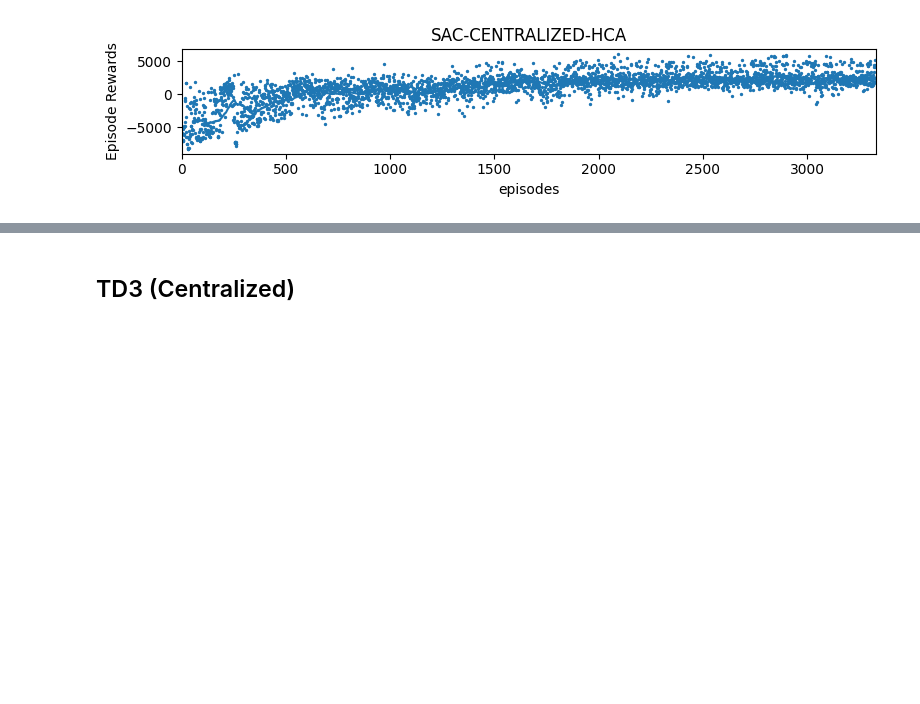
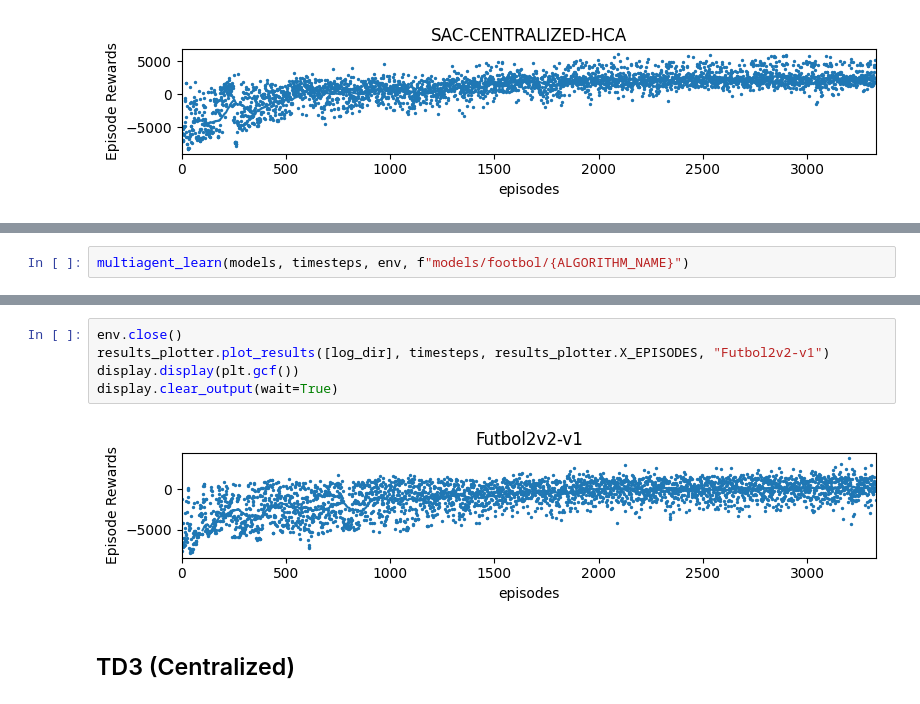
Before and after one commit to TheShenk/hai-nonconflict-action-learning, a Jupyter notebook: experiments.ipynb, the cells around one changed output, grey strips where cells are left out. Cells and saved outputs as stored; diff of their text form; blank space fills up the shorter version.

```diff
--- a/experiments.ipynb
+++ b/experiments.ipynb
@@ -652,0 +744,2 @@ display.clear_output(wait=True)
+# %%
+multiagent_learn(models, timesteps, env, f"models/footbol/{ALGORITHM_NAME}")
@@ -653,3 +753,10 @@ display.clear_output(wait=True)
+# %%
+env.close()
+results_plotter.plot_results([log_dir], timesteps, results_plotter.X_EPISODES, "Futbol2v2-v1")
+display.display(plt.gcf())
+display.clear_output(wait=True)
+# %% [output]
+[figure, added]
 # %% [markdown]
 ## TD3 (Centralized)
 # %%
```
Also changed, not shown: parts of 8 cells of this notebook, 1 other file.
